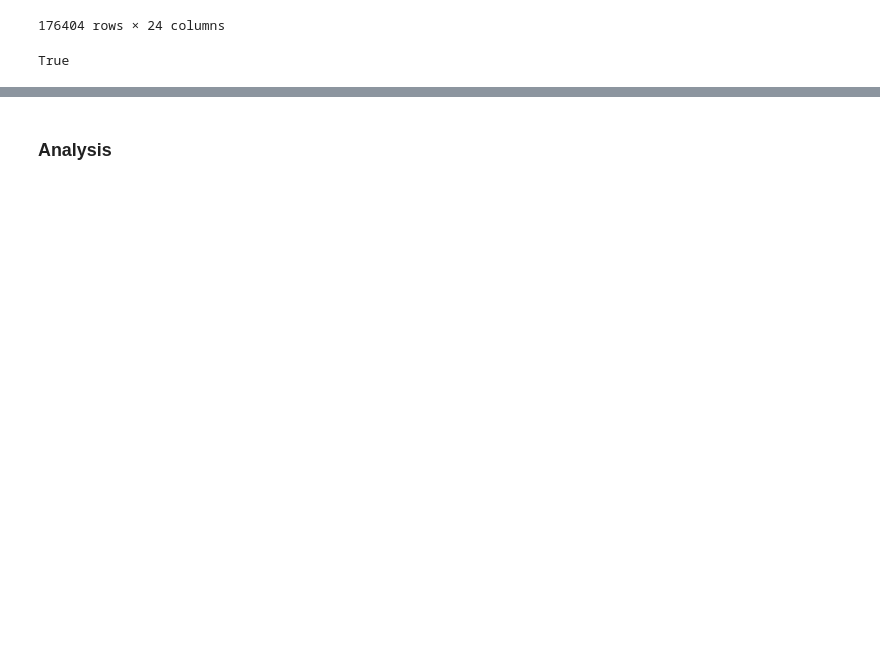
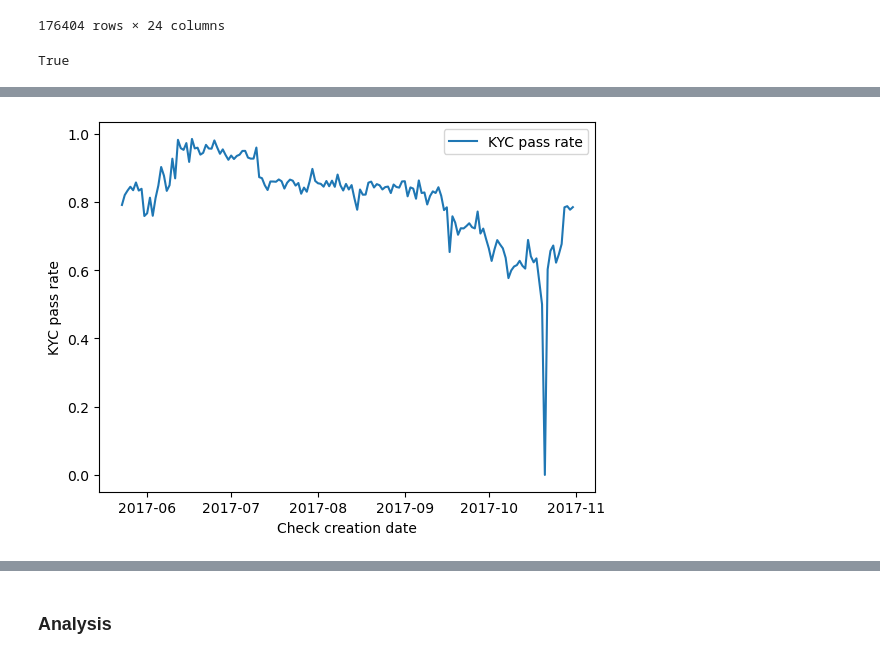
Before and after one commit to LaszloCodes/kyc_analysis, a Jupyter notebook: kyc_analysis.ipynb, the cells around one changed output, grey strips where cells are left out. Cells and saved outputs as stored; diff of their text form; code cells hidden in the pictures; blank space fills up the shorter version.

```diff
--- a/kyc_analysis.ipynb
+++ b/kyc_analysis.ipynb
@@ -431,0 +510,8 @@ combined_check_results = combined_check_results.drop('facial_visual_authenticity
+# %%
+plt.plot(kyc_analysis['doc_created_date'],kyc_analysis['pass_rate'],label='KYC pass rate')
+plt.legend()
+plt.xlabel('Check creation date')
+plt.ylabel('KYC pass rate')
+plt.show()
+# %% [output]
+[figure, added]
```
Also changed, not shown: parts of 86 cells of this notebook.
